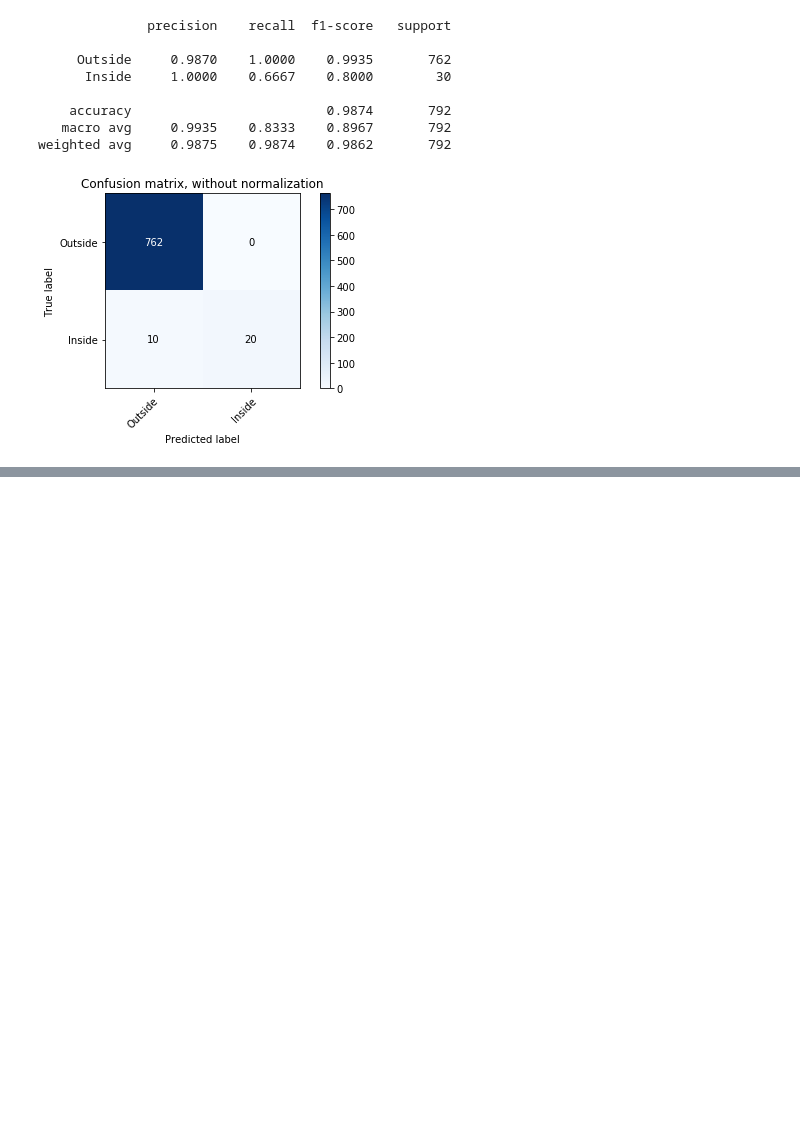
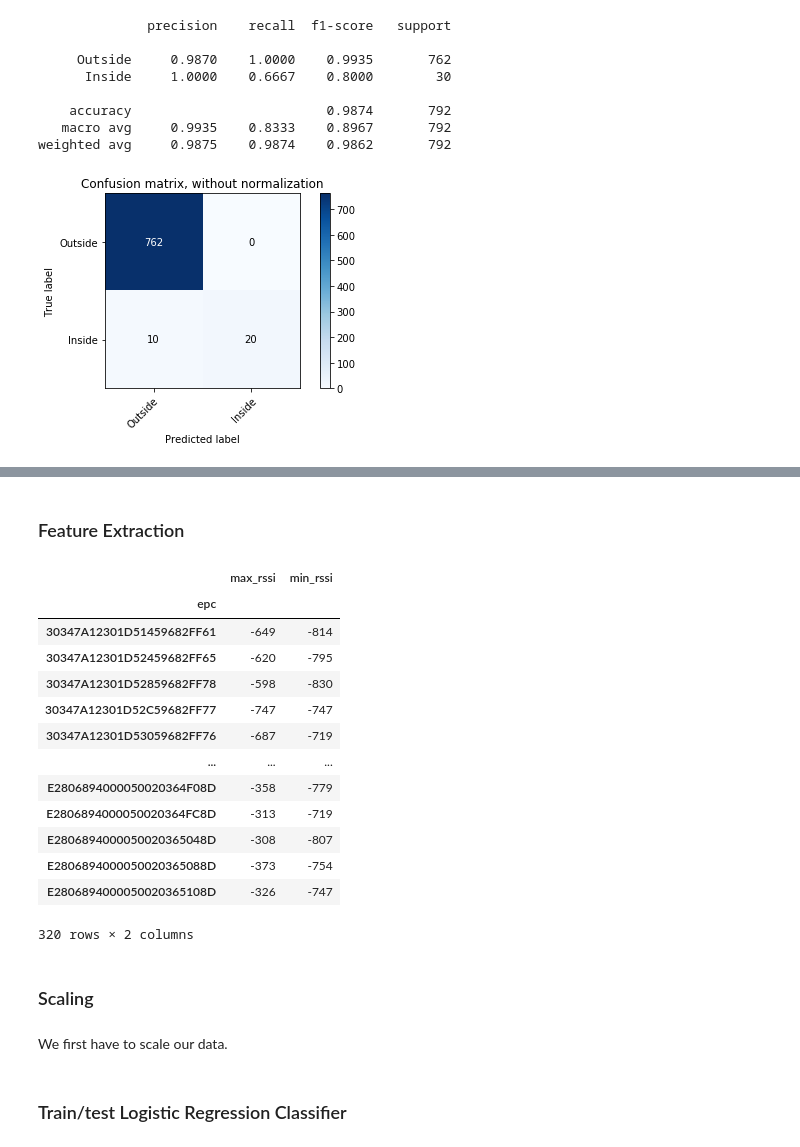
Before and after one commit to nedap/dev-day-rfidtags, a Jupyter notebook: notebooks/rfid-classification.ipynb, the cells around one changed output, grey strips where cells are left out. Cells and saved outputs as stored; diff of their text form; code cells hidden in the pictures; blank space fills up the shorter version.

```diff
--- a/notebooks/rfid-classification.ipynb
+++ b/notebooks/rfid-classification.ipynb
@@ -81,0 +54,5 @@ Number of clean EPCs: 30
+# %%
+clean_epcs = util.load_clean_epc_codes()
+
+print('Number of clean EPCs: {}'.format(len(clean_epcs)))
+pprint(clean_epcs)
@@ -184,0 +79,4 @@ sns.despine()
+# %%
+df_samples = util.load_samples()
+df_samples['in_box'] = df_samples.epc.isin(clean_epcs).astype(int)
+df_samples.head()
@@ -214,18 +157,8 @@ df_test.head(2)
 # %%
-def q80(x):
-    return pd.Series.quantile(x, q=0.8)
-
-def q20(x):
-    return pd.Series.quantile(x, q=0.2)
-
 def extract_features(df):
     agg = df.groupby('epc').agg(
         max_rssi=('rssi','max'),
         min_rssi=('rssi','min'),
-        number_observations=('rssi','count'),
-        median_rssi=('rssi', 'median'),
-        quantile80_rssi=('rssi', q80),
-        quantile20_rssi=('rssi', q20),
     )
 
     return agg
@@ -318,0 +233,28 @@ weighted avg     0.9875    0.9874    0.9862       792
+# %% [markdown]
+### Feature Extraction
+# %%
+def extract_features(df):
+    agg = df.groupby('epc').agg(
+        max_rssi=('rssi','max'),
+        min_rssi=('rssi','min'),
+        # [Exericse] add your features here
+    )
+
+    return agg
+
+extract_features(df_train)
+# %% [output]
+|  | max_rssi | min_rssi |
+| epc |  |  |
+| 30347A12301D51459682FF61 | -649 | -814 |
+| 30347A12301D52459682FF65 | -620 | -795 |
+| 30347A12301D52859682FF78 | -598 | -830 |
+| 30347A12301D52C59682FF77 | -747 | -747 |
+| 30347A12301D53059682FF76 | -687 | -719 |
+| ... | ... | ... |
+| E2806894000050020364F08D | -358 | -779 |
+| E2806894000050020364FC8D | -313 | -719 |
+| E2806894000050020365048D | -308 | -807 |
+| E2806894000050020365088D | -373 | -754 |
+| E2806894000050020365108D | -326 | -747 |
+320 rows × 2 columns
@@ -318,0 +271,4 @@ weighted avg     0.9875    0.9874    0.9862       792
+# %% [markdown]
+### Scaling
+# %% [markdown]
+We first have to scale our data.
@@ -318,0 +279,2 @@ weighted avg     0.9875    0.9874    0.9862       792
+# %% [markdown]
+### Train/test Logistic Regression Classifier
```
Also changed, not shown: parts of 56 cells of this notebook, 2 other files.
